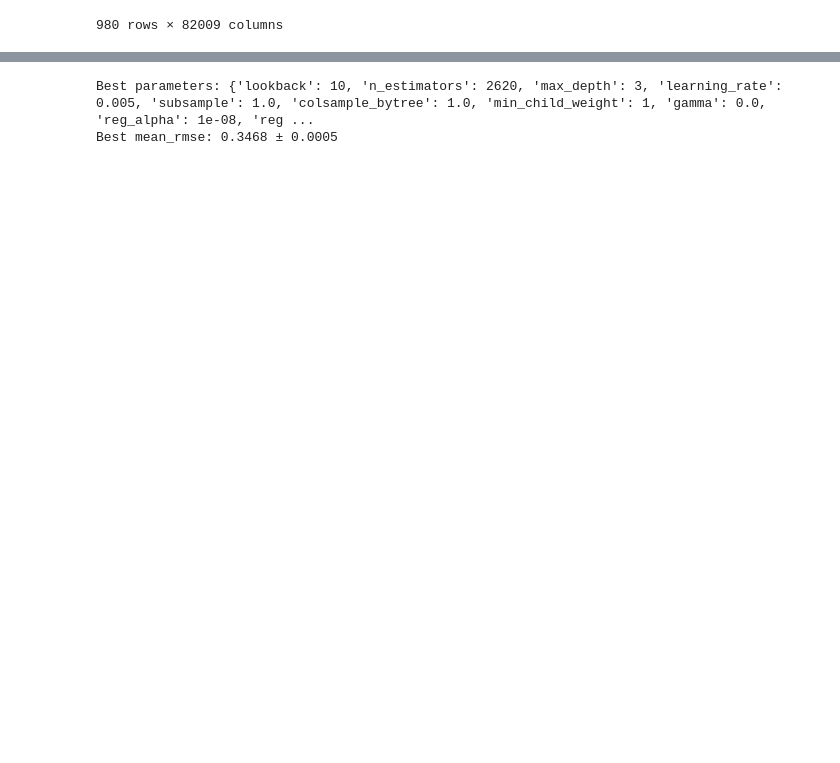
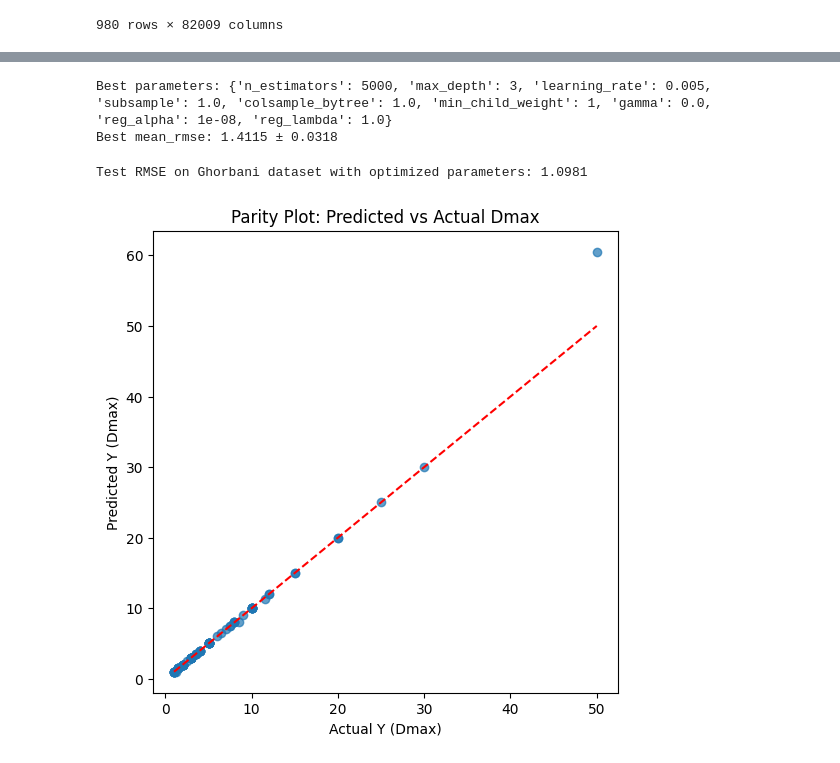
Before and after one commit to CTower87/ML_GFA_Prediction, a Jupyter notebook: Base_line_paper_comparison.ipynb, the cells around one changed output, grey strips where cells are left out. Drawn from its saved outputs; the diff is of its cells as text; code cells hidden in the pictures; blank space fills up the shorter version.

```diff
--- a/Base_line_paper_comparison.ipynb
+++ b/Base_line_paper_comparison.ipynb
@@ -757,7 +769,6 @@ Norman_X_test = pd.concat([test_cbfv, chalphad_filtered_test], axis=1)
 def xgb_evaluate_parameters_Ghorbani(parameters):
 
     #unpack parameters
-    lookback = parameters['lookback']
     n_estimators = parameters['n_estimators']
     max_depth = parameters['max_depth']
     learning_rate = parameters['learning_rate']
@@ -931,8 +941,50 @@ best_parameters_ghorbani, best_values_ghorbani, _,_ = ax_XGB_Ghorbani_client.get
 print(f"Best parameters: {best_parameters_ghorbani}")
 print(f"Best mean_rmse: {best_values_ghorbani['mean_rmse'][0]:.4f} ± {best_values_ghorbani['mean_rmse'][1]:.4f}")
 # %% [output]
-Best parameters: {'lookback': 10, 'n_estimators': 2620, 'max_depth': 3, 'learning_rate': 0.005, 'subsample': 1.0, 'colsample_bytree': 1.0, 'min_child_weight': 1, 'gamma': 0.0, 'reg_alpha': 1e-08, 'reg ...
-Best mean_rmse: 0.3468 ± 0.0005
+Best parameters: {'n_estimators': 5000, 'max_depth': 3, 'learning_rate': 0.005, 'subsample': 1.0, 'colsample_bytree': 1.0, 'min_child_weight': 1, 'gamma': 0.0, 'reg_alpha': 1e-08, 'reg_lambda': 1.0}
+Best mean_rmse: 1.4115 ± 0.0318
+# %%
+#evaluate the Ghorbani dataset with the best parameters on the test set and print the test RMSE
+#split the train data into a train and validation set using an 80/20 split and a fixed random state for reproducibility
+Ghorbani_X_train, Ghorbani_X_val, y_train, y_val = train_test_split(Ghorbani_X_train_opt.drop(columns=["Composition String"]), y_train_opt.drop(columns=["Composition String"]), test_size=0.2, random_state=42)
+
+# Train XGBoost regressor with best parameters on the entire train_opt set
+model = xgb.XGBRegressor(
+    n_estimators=best_parameters_ghorbani['n_estimators'],
+    max_depth=best_parameters_ghorbani['max_depth'],
+    learning_rate=best_parameters_ghorbani['learning_rate'],
+    subsample=best_parameters_ghorbani['subsample'],
+    colsample_bytree=best_parameters_ghorbani['colsample_bytree'],
+    min_child_weight=best_parameters_ghorbani['min_child_weight'],
+    gamma=best_parameters_ghorbani['gamma'],
+    reg_alpha=best_parameters_ghorbani['reg_alpha'],
+    reg_lambda=best_parameters_ghorbani['reg_lambda'],
+    objective='reg:squarederror',
+    eval_metric='rmse',
+    tree_method='hist',
+    device='cuda',
+    random_state=42
+    )
+
+#train the model on the entire train_opt set
+model.fit(Ghorbani_X_train, y_train, eval_set=[(Ghorbani_X_val, y_val)], verbose=False)
+
+# Predict and evaluate target RMSE on the test set
+dtest = xgb.DMatrix(Ghorbani_X_test.drop(columns=["Composition String"]))
+y_pred = model.get_booster().predict(dtest)
+test_rmse = np.sqrt(mean_squared_error(y_test.drop(columns=["Composition String"]), y_pred))
+print(f"Test RMSE on Ghorbani dataset with optimized parameters: {test_rmse:.4f}")
+#create a paridy plot of the predicted vs actual values for the test set
+plt.figure(figsize=(6,6))
+plt.scatter(y_test.drop(columns=["Composition String"]), y_pred, alpha=0.7)
+plt.plot([y_test.drop(columns=["Composition String"]).min(), y_test.drop(columns=["Composition String"]).max()], [y_test.drop(columns=["Composition String"]).min(), y_test.drop(columns=["Composition String"]).max()], 'r--')
+plt.xlabel("Actual Y (Dmax)")
+plt.ylabel("Predicted Y (Dmax)")
+plt.title("Parity Plot: Predicted vs Actual Dmax")
+plt.show()
+# %% [output]
+Test RMSE on Ghorbani dataset with optimized parameters: 1.0981
+[figure, added]
 # %%
 #establish the XGB Evaluate parameters for ax optimization of Peng dataset
 def xgb_evaluate_parameters_Peng(parameters):
```
Also changed, not shown: parts of 18 cells of this notebook, 6 other files.
